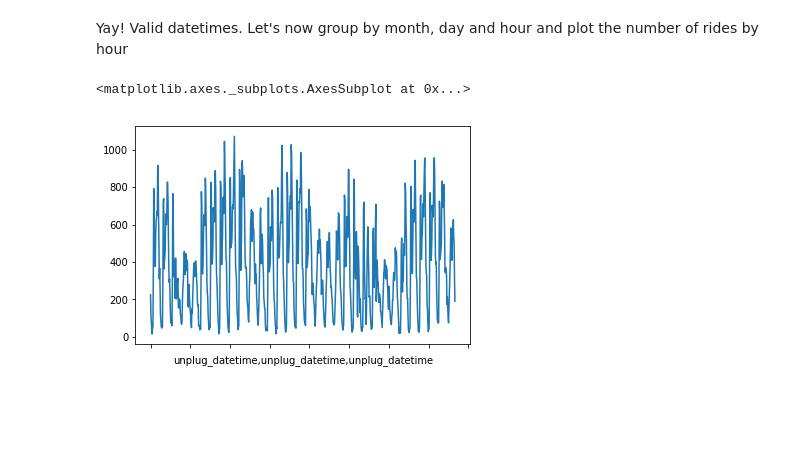
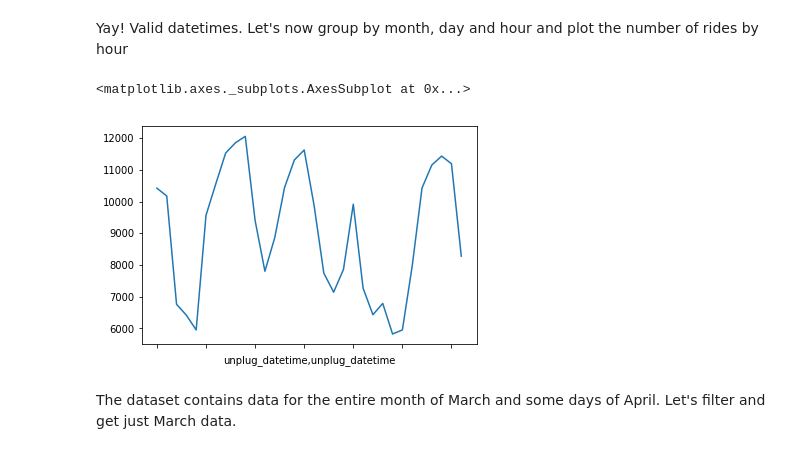
Before and after one commit to rameerez/bicimad-data-analysis, a Jupyter notebook: bicimad-machine-learning.ipynb, the cells around one changed output. Saved outputs shown, nothing was run; the diff lists cells and outputs as text; code cells hidden in the pictures; blank space fills up the shorter version.

Commit message:
Playing with meteo data

```diff
--- a/bicimad-machine-learning.ipynb
+++ b/bicimad-machine-learning.ipynb
@@ -46,7 +55,9 @@ Yay! Valid datetimes. Let's now group by month, day and hour and plot the number
 # %%
 times = pd.DatetimeIndex(df.unplug_datetime)
 # %%
-df.groupby([times.month, times.day, times.hour])._id.count().plot()
+df.groupby([times.month, times.day])._id.count().plot()
 # %% [output]
 <matplotlib.axes._subplots.AxesSubplot at 0x...>
-[figure, old version]
+[figure, new version]
+# %% [markdown]
+The dataset contains data for the entire month of March and some days of April. Let's filter and get just March data.
```
Also changed, not shown: parts of 13 cells of this notebook, 1 other file.
